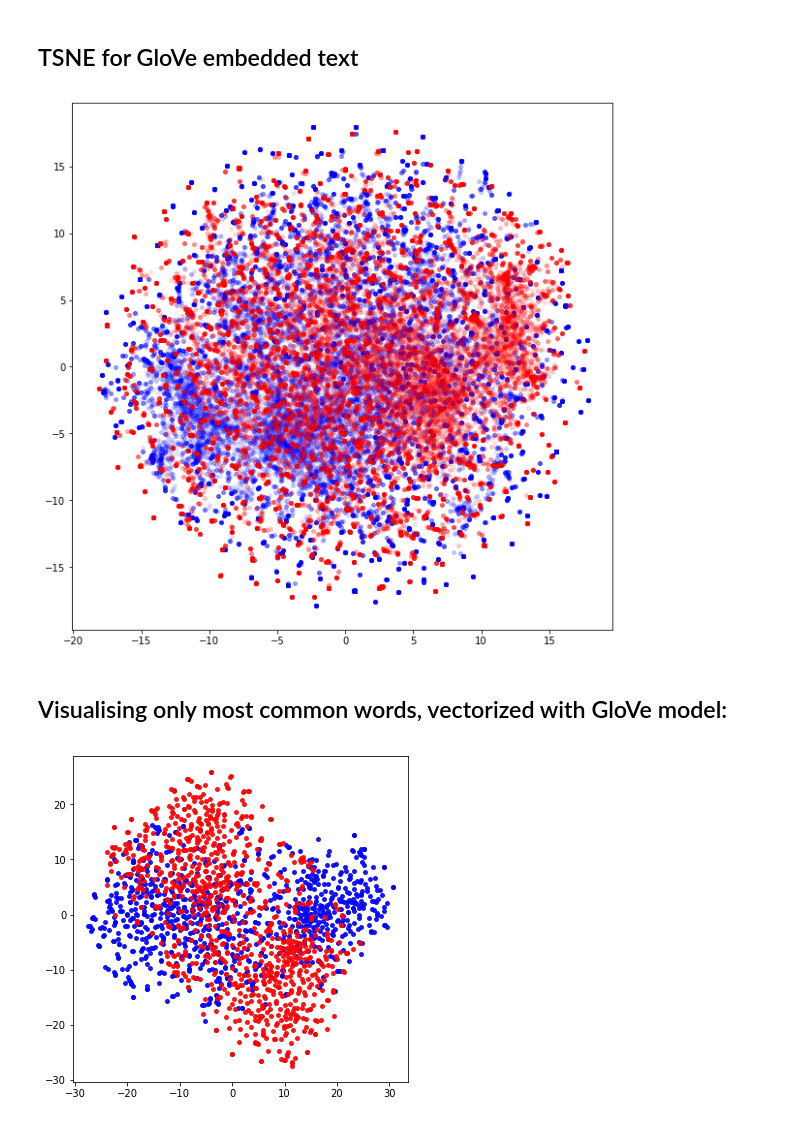
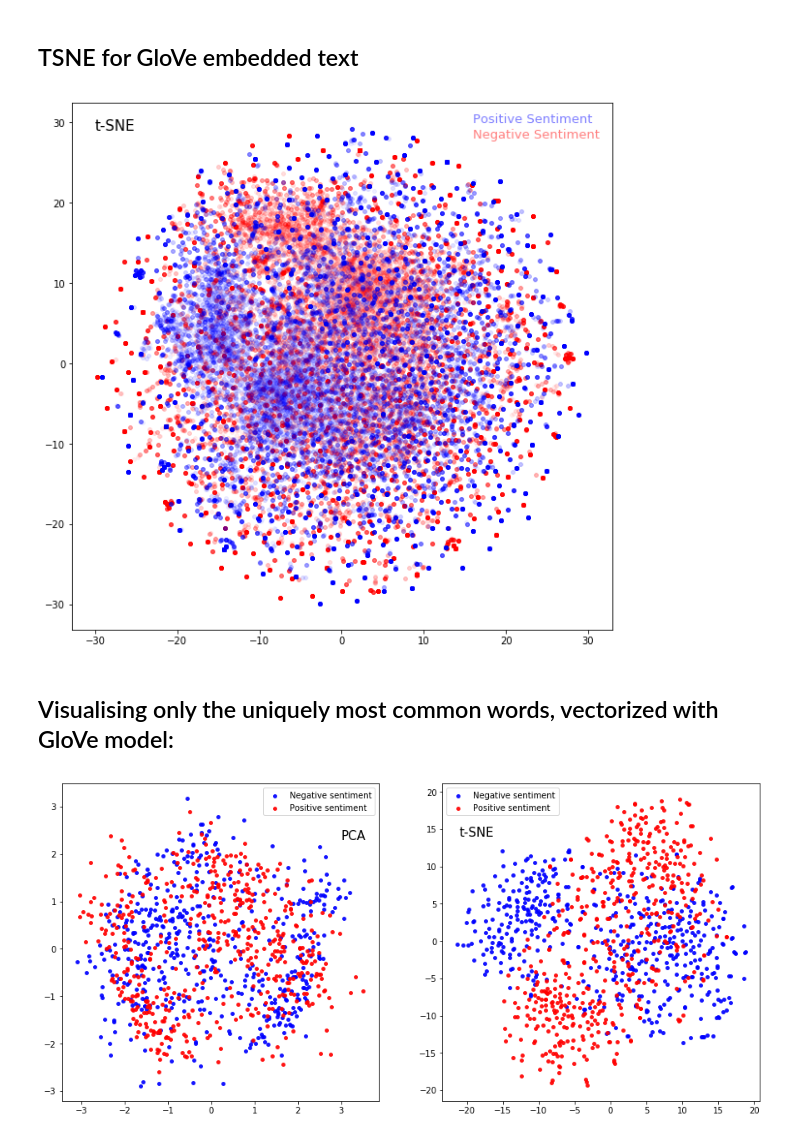
Before and after one commit to gabaslava/imdb, a Jupyter notebook: A. imdb data analysing. the code.ipynb, the cells around one changed output. Cells and saved outputs as stored; diff of their text form; code cells hidden in the pictures.

```diff
--- a/A. imdb data analysing. the code.ipynb
+++ b/A. imdb data analysing. the code.ipynb
@@ -451,8 +453,8 @@ len(true_unique), len(false_unique)
 # %%
-top5000_true = list(true_unique[:5000]['index'].values)
-top5000_false = list(false_unique[:5000]['index'].values)
-exp_true_in_top5000 = [i for i in top5000_true if i not in top5000_false]
-exp_false_in_top5000 = [i for i in top5000_false if i not in top5000_true]
+top3000_true = list(true_unique[:3000]['index'].values)
+top3000_false = list(false_unique[:3000]['index'].values)
+exp_true_in_top3000 = [i for i in top3000_true if i not in top3000_false]
+exp_false_in_top3000 = [i for i in top3000_false if i not in top3000_true]
 
-len(exp_true_in_top5000), len(exp_false_in_top5000)
+len(exp_true_in_top3000), len(exp_false_in_top3000)
 # %% [output]
@@ -499,7 +503,7 @@ ax2.scatter([i[0] for i in tsne_true_exp], [i[1] for i in tsne_true_exp], s=15,
 # Using GloVe pre-trained embedding
 ### GloVe is Stanford University pre-trained word embedding with a dictionary of 400K unique words. Pre-trained word vectors downloaded from: https://nlp.stanford.edu/projects/glove/
 # %%
-file = "glove.6B.50d.txt" #word embeddings - 50 vector dimentionality
+file = "glove.6B.50d.txt" #word embeddings - 50D vectors
 def loadGloveModel(File):
     with open(File, encoding="utf8" ) as f:
         content = f.readlines()
@@ -512,5 +516,5 @@ def loadGloveModel(File):
     print ("Done.",len(word_embeddings)," words loaded!")
     return word_embeddings
 
-glove_embs = loadGloveModel(file)
-glove_unique_words = list(glove_embs.keys())
+glove_embedding = loadGloveModel(file)
+glove_unique_words = list(glove_embedding.keys())
@@ -529,18 +531,20 @@ len(glove_words_true), len(glove_words_false)
 tsne = TSNE(n_components=2, perplexity=40, n_iter=500)
 
 #get sample
-glove_true_sample = random.sample(glove_words_true, 40000)
-glove_false_sample = random.sample(glove_words_false, 40000)
+glove_true_sample = random.sample(glove_words_true, 42000)
+glove_false_sample = random.sample(glove_words_false, 42000)
 
 glove_tsne_sample_true = tsne.fit_transform(glove_true_sample)
 glove_tsne_sample_false = tsne.fit_transform(glove_false_sample)
 
 fig = plt.figure(figsize=(10,10))
 ax1 = fig.add_subplot(111)
-false = ax1.scatter([i[0] for i in glove_tsne_sample_true], [i[1] for i in glove_tsne_sample_true], s=15, c='b', marker="o", label='false', alpha=0.1)
-true = ax1.scatter([i[0] for i in glove_tsne_sample_false], [i[1] for i in glove_tsne_sample_false], s=15, c='r', marker="o", label='true', alpha=0.1)
-plt.show()
+ax1.scatter([i[0] for i in glove_tsne_sample_true], [i[1] for i in glove_tsne_sample_true], s=15, c='r', marker="o", alpha=0.06)
+ax1.scatter([i[0] for i in glove_tsne_sample_false], [i[1] for i in glove_tsne_sample_false], s=15, c='b', marker="o", alpha=0.06)
+ax1.text(16, 30, 'Positive Sentiment', color='b', fontsize=13, alpha=0.5)
+ax1.text(16, 28, 'Negative Sentiment', color='r', fontsize=13, alpha=0.5)
+ax1.text(-30, 29, 't-SNE', fontsize=15);
 # %% [output]
-[figure, old version]
+[figure, new version]
 # %% [markdown]
-## Visualising only most common words, vectorized with GloVe model:
+## Visualising only the uniquely most common words, vectorized with GloVe model:
@@ -550,14 +551,26 @@ exp_false_glove_vectors = words_vectorized(exp_false_in_top5000, glove_embs, 50,
 # %%
+exp_true_glove_vectors = words_vectorized(exp_true_in_top3000, glove_embedding, 50, glove_unique_words)
+exp_false_glove_vectors = words_vectorized(exp_false_in_top3000, glove_embedding, 50, glove_unique_words)
+#Principal componens model:
+glove_pca_true_exp = PCA(n_components=2).fit_transform(exp_true_glove_vectors)
+glove_pca_false_exp = PCA(n_components=2).fit_transform(exp_false_glove_vectors)
+#tSNE model:
 tsne = TSNE(n_components=2, perplexity=40, n_iter=500)
-
 glove_tsne_exp_true = tsne.fit_transform(exp_true_glove_vectors)
 glove_tsne_exp_false = tsne.fit_transform(exp_false_glove_vectors)
 
-fig = plt.figure(figsize=(6,6))
-ax1 = fig.add_subplot(111)
-false = ax1.scatter([i[0] for i in glove_tsne_exp_true], [i[1] for i in glove_tsne_exp_true], s=15, c='b', marker="o", label='false', alpha=0.9)
-true = ax1.scatter([i[0] for i in glove_tsne_exp_false], [i[1] for i in glove_tsne_exp_false], s=15, c='r', marker="o", label='true', alpha=0.9)
-plt.show()
+fig = plt.figure(figsize=(15,7))
+ax1 = fig.add_subplot(121)
+ax2 = fig.add_subplot(122)
+
+ax1.scatter([i[0] for i in glove_pca_true_exp], [i[1] for i in glove_pca_true_exp], s=15, c='b', marker="o", label='Negative sentiment', alpha=0.9)
+ax1.scatter([i[0] for i in glove_pca_false_exp], [i[1] for i in glove_pca_false_exp], s=15, c='r', marker="o", label='Positive sentiment', alpha=0.9)
+ax1.text(3, 2.3, 'PCA', fontsize=15);
+ax1.legend()
+ax2.scatter([i[0] for i in glove_tsne_exp_true], [i[1] for i in glove_tsne_exp_true], s=15, c='b', marker="o", label='Negative sentiment', alpha=0.9)
+ax2.scatter([i[0] for i in glove_tsne_exp_false], [i[1] for i in glove_tsne_exp_false], s=15, c='r', marker="o", label='Positive sentiment', alpha=0.9)
+ax2.text(-21, 14, 't-SNE', fontsize=15);
+ax2.legend();
 # %% [output]
-[figure, old version]
+[figure, new version]
 # %% [markdown]
```
Also changed, not shown: parts of 19 cells of this notebook.
